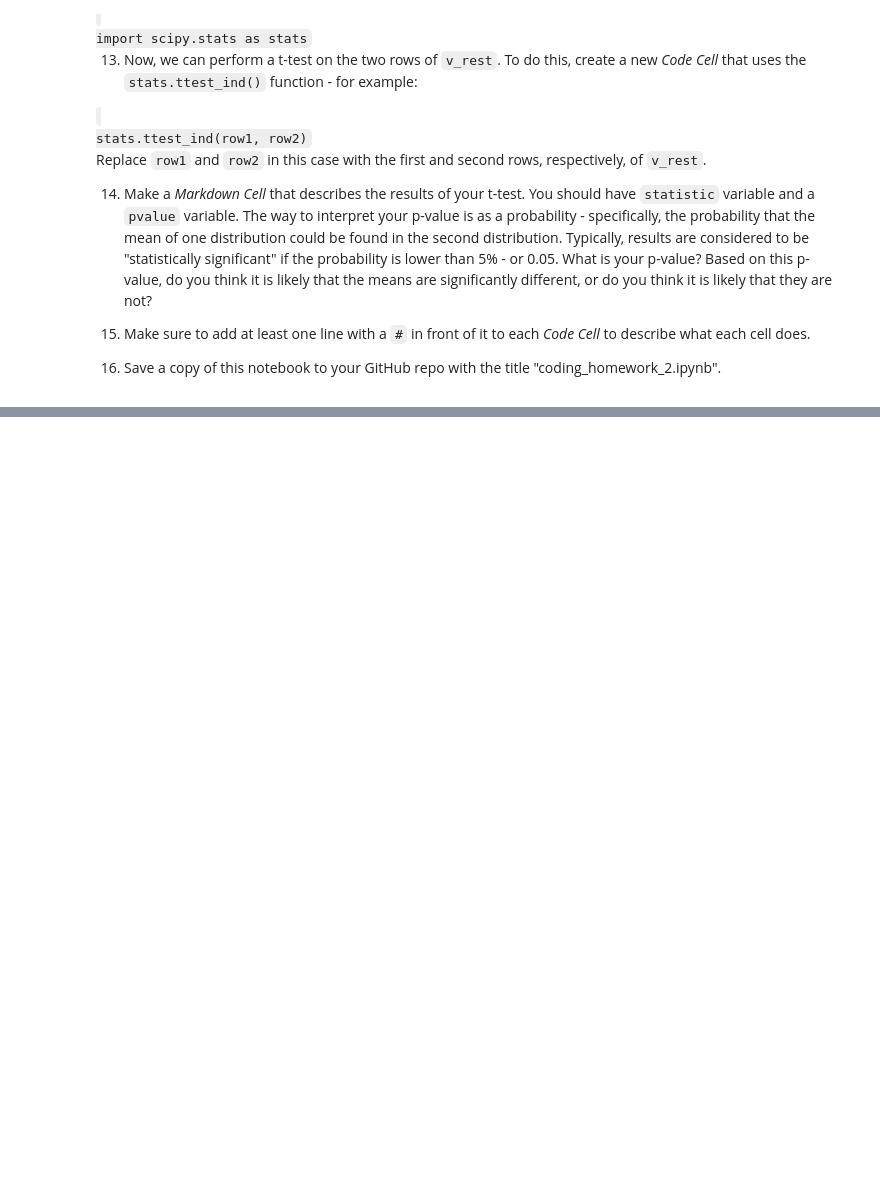
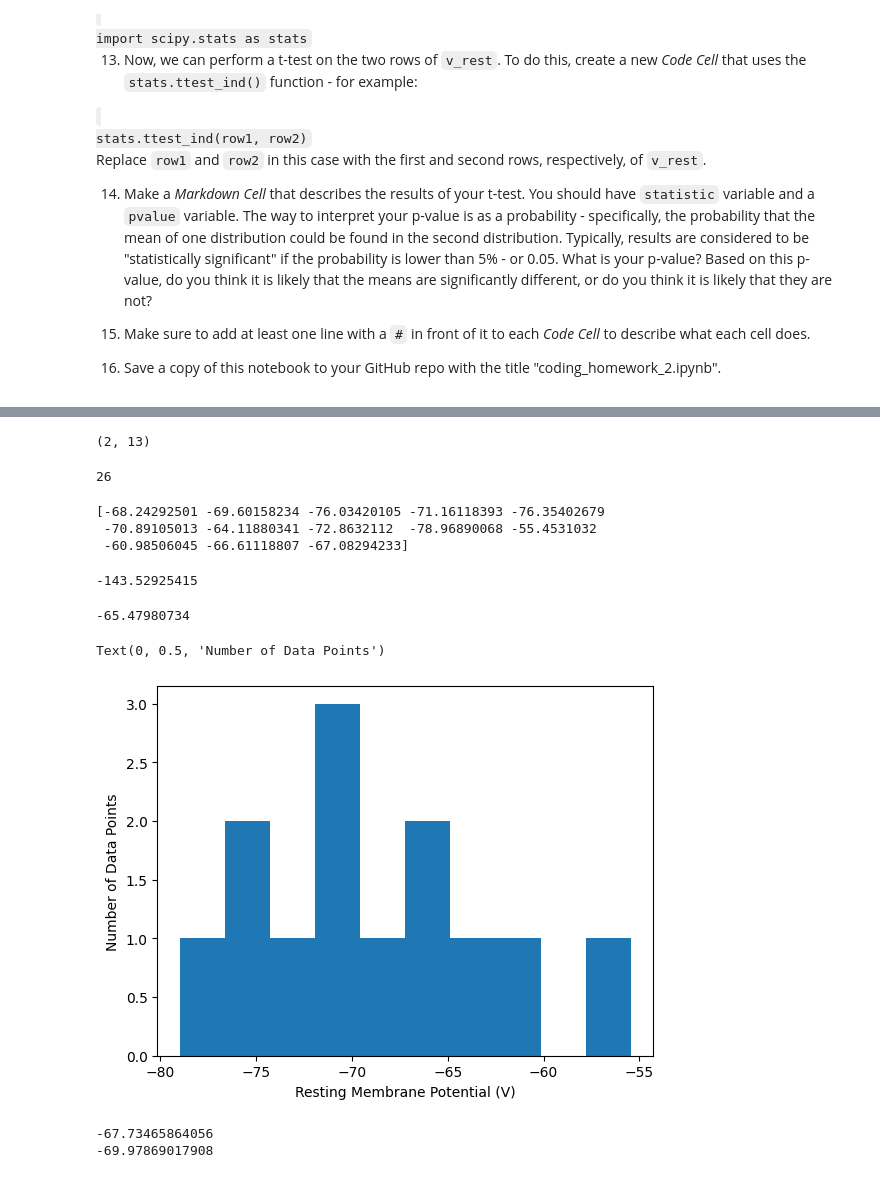
Before and after one commit to lujanacj/NEUR-265, a Jupyter notebook: coding_homework_2.ipynb, the cells around one changed output, grey strips where cells are left out. Drawn from its saved outputs; the diff is of its cells as text; code cells hidden in the pictures; blank space fills up the shorter version.

```diff
--- a/coding_homework_2.ipynb
+++ b/coding_homework_2.ipynb
@@ -51,0 +66,7 @@ Replace <code>row1</code> and <code>row2</code> in this case with the first and
+# %%
+#3. Import data as numpy arrays
+url1 = 'https://raw.githubusercontent.com/hallockh/neur_265/b398c90e30efcabf56f6d1122ee5d338ec21ce93/data/v_rest_sst.csv'
+url2= 'https://raw.githubusercontent.com/lujanacj/NEUR-265/main/v_rest_pvalb.csv'
+
+v_rest1 = np.loadtxt(url1)
+v_rest2 = np.loadtxt(url2)
@@ -51,0 +91,47 @@ Replace <code>row1</code> and <code>row2</code> in this case with the first and
+# %%
+#4. Concatenating v_rest1 and v_rest2
+
+v_rest = np.vstack([v_rest1[0:13],v_rest2[0:13]])
+# %% [output]
+(2, 13)
+# %%
+#5. Printing size of v_rest
+print(v_rest.size)
+# %% [output]
+26
+# %%
+#6. Returning first row of v_rest
+print(v_rest[0,:])
+# %% [output]
+[-68.24292501 -69.60158234 -76.03420105 -71.16118393 -76.35402679
+ -70.89105013 -64.11880341 -72.8632112  -78.96890068 -55.4531032
+ -60.98506045 -66.61118807 -67.08294233]
+# %%
+#7. Returning sum of values in third column
+
+print(v_rest[:,2].sum())
+# %% [output]
+-143.52925415
+# %%
+#8. Returning 2nd to last value in 2nd row
+print(v_rest[1,-2])
+# %% [output]
+-65.47980734
+# %%
+#9. v_rest1 histogram
+plt.hist(v_rest[0])
+plt.xlabel('Resting Membrane Potential (V)')
+plt.ylabel('Number of Data Points')
+# %% [output]
+Text(0, 0.5, 'Number of Data Points')
+[figure, added]
+# %%
+#10. Averaging v_rest1 and v_rest2
+v_rest_mean_sst = st.mean(v_rest1)
+print(v_rest_mean_sst)
+
+v_rest_mean_pvalb = st.mean(v_rest2)
+print(v_rest_mean_pvalb)
+# %% [output]
+-67.73465864056
+-69.97869017908
```
Also changed, not shown: parts of 8 cells of this notebook.
